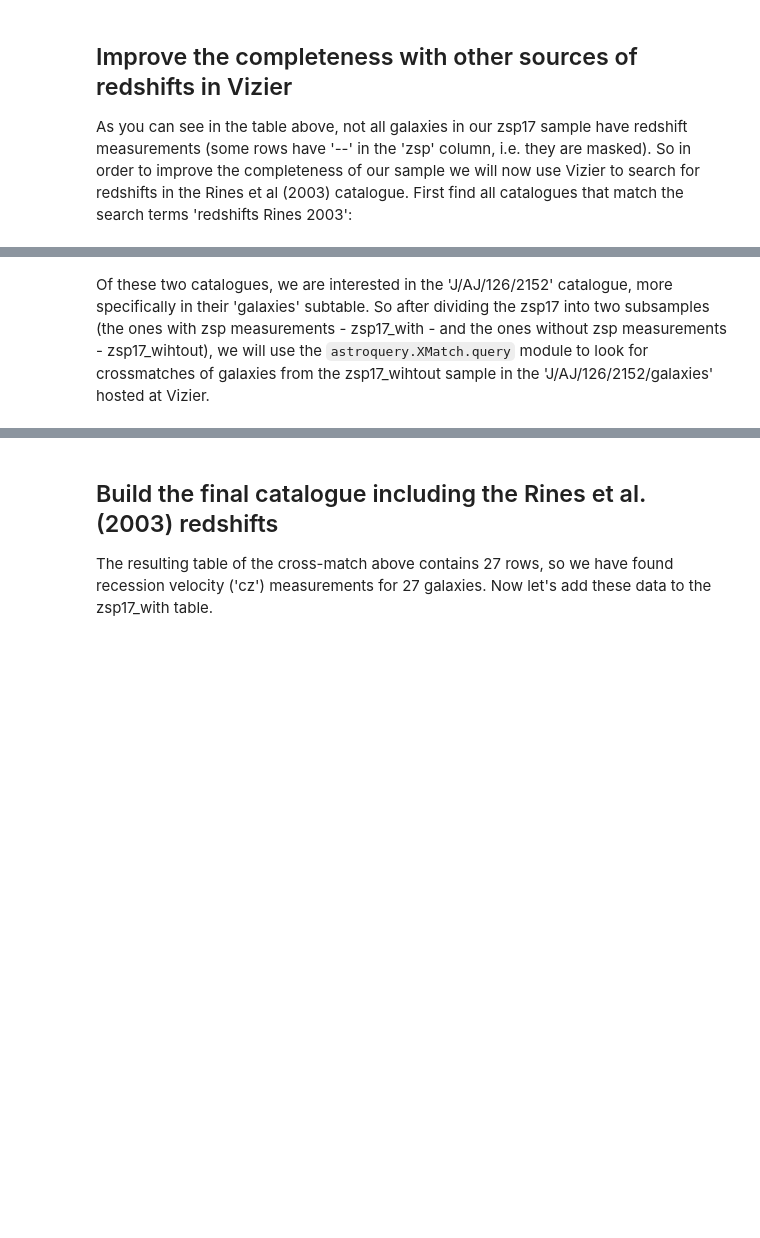
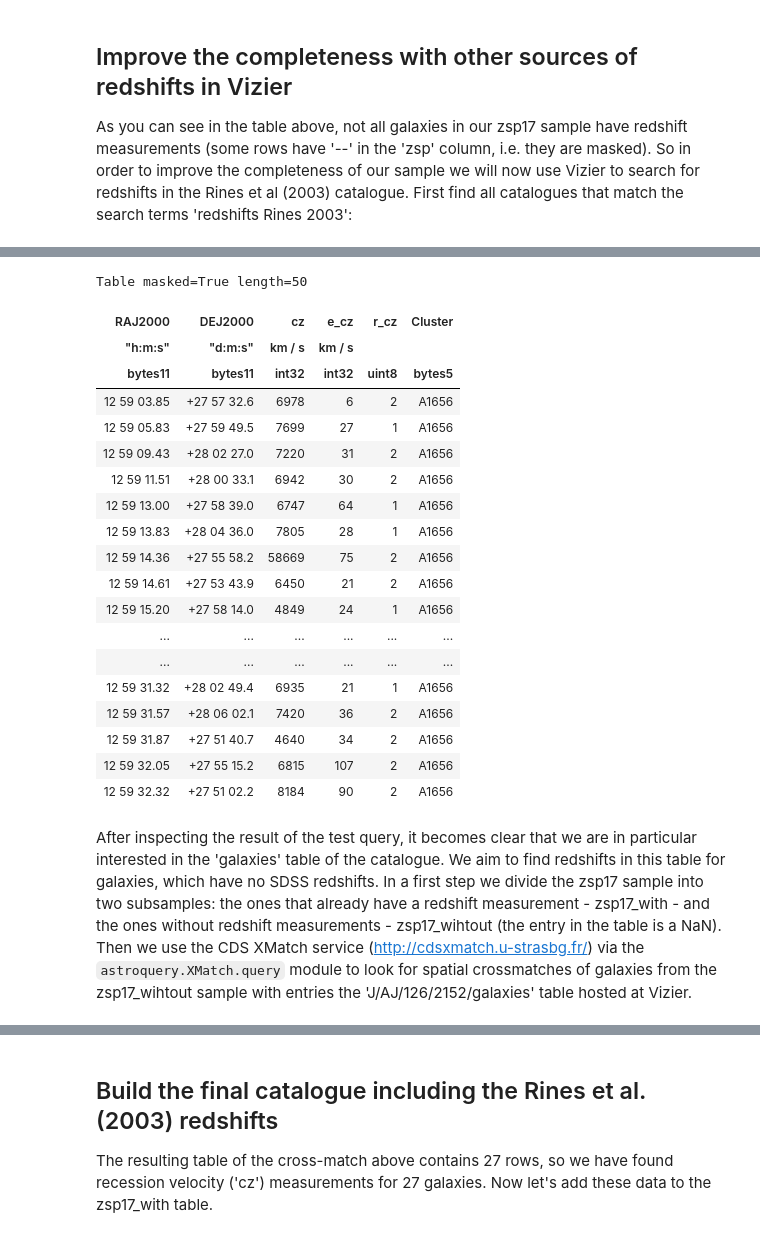
Before and after one commit to kathl/VO_Python_Playground, a Jupyter notebook: Abel1656_for_Asterics.ipynb, the cells around one changed output, grey strips where cells are left out. Saved outputs shown, nothing was run; the diff lists cells and outputs as text; code cells hidden in the pictures; blank space fills up the shorter version.

```diff
--- a/Abel1656_for_Asterics.ipynb
+++ b/Abel1656_for_Asterics.ipynb
@@ -55,6 +63,5 @@ We want data from the main SDSS DR9 photometric catalogues: "The SDSS Photometri
 # %%
-Vizier.ROW_LIMIT = -1
-results1 = Vizier.query_region("A1656", radius="0d40m0s", catalog='V/139')
-print(results1)
+results_test_sdss = Vizier.query_region("A1656", radius="0d10m0s", catalog='V/139')
+print(results_test_sdss)
 # %% [output]
 TableList with 1 tables:
@@ -135,0 +169,3 @@ print({k:v.description for k,v in catalog_list.items()})
+# %%
+results_test_rines = Vizier.query_region("A1656", radius="0d10m0s", catalog='J/AJ/126/2152')
+print(results_test_rines)
@@ -136,3 +184,26 @@ print({k:v.description for k,v in catalog_list.items()})
+# %%
+results_test_rines[1]
+# %% [output]
+Table masked=True length=50
+| RAJ2000 | DEJ2000 | cz | e_cz | r_cz | Cluster |
+| "h:m:s" | "d:m:s" | km / s | km / s |  |  |
+| bytes11 | bytes11 | int32 | int32 | uint8 | bytes5 |
+| 12 59 03.85 | +27 57 32.6 | 6978 | 6 | 2 | A1656 |
+| 12 59 05.83 | +27 59 49.5 | 7699 | 27 | 1 | A1656 |
+| 12 59 09.43 | +28 02 27.0 | 7220 | 31 | 2 | A1656 |
+| 12 59 11.51 | +28 00 33.1 | 6942 | 30 | 2 | A1656 |
+| 12 59 13.00 | +27 58 39.0 | 6747 | 64 | 1 | A1656 |
+| 12 59 13.83 | +28 04 36.0 | 7805 | 28 | 1 | A1656 |
+| 12 59 14.36 | +27 55 58.2 | 58669 | 75 | 2 | A1656 |
+| 12 59 14.61 | +27 53 43.9 | 6450 | 21 | 2 | A1656 |
+| 12 59 15.20 | +27 58 14.0 | 4849 | 24 | 1 | A1656 |
+| ... | ... | ... | ... | ... | ... |
+| ... | ... | ... | ... | ... | ... |
+| 12 59 31.32 | +28 02 49.4 | 6935 | 21 | 1 | A1656 |
+| 12 59 31.57 | +28 06 02.1 | 7420 | 36 | 2 | A1656 |
+| 12 59 31.87 | +27 51 40.7 | 4640 | 34 | 2 | A1656 |
+| 12 59 32.05 | +27 55 15.2 | 6815 | 107 | 2 | A1656 |
+| 12 59 32.32 | +27 51 02.2 | 8184 | 90 | 2 | A1656 |
 # %% [markdown]
-Of these two catalogues, we are interested in the 'J/AJ/126/2152' catalogue, more specifically in their 'galaxies' subtable. So after dividing the zsp17 into two subsamples (the ones with zsp measurements - zsp17_with - and the ones without zsp measurements - zsp17_wihtout), we will use the `astroquery.XMatch.query` module to look for crossmatches of galaxies from the zsp17_wihtout sample in the 'J/AJ/126/2152/galaxies' hosted at Vizier.
+After inspecting the result of the test query, it becomes clear that we are in particular interested in the 'galaxies' table of the catalogue. We aim to find redshifts in this table for galaxies, which have no SDSS redshifts. In a first step we divide the zsp17 sample into two subsamples: the ones that already have a redshift measurement - zsp17_with - and the ones without redshift measurements - zsp17_wihtout (the entry in the table is a NaN). Then we use the CDS XMatch service (http://cdsxmatch.u-strasbg.fr/) via the `astroquery.XMatch.query` module to look for spatial crossmatches of galaxies from the zsp17_wihtout sample with entries the 'J/AJ/126/2152/galaxies' table hosted at Vizier.
 # %%
```
Also changed, not shown: parts of 35 cells of this notebook, 1 other file.
